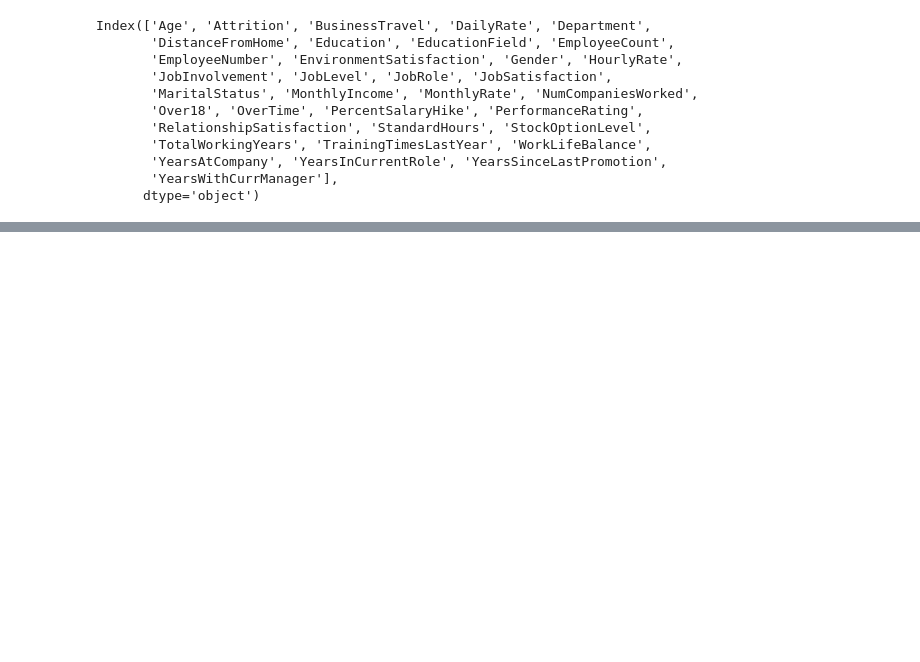
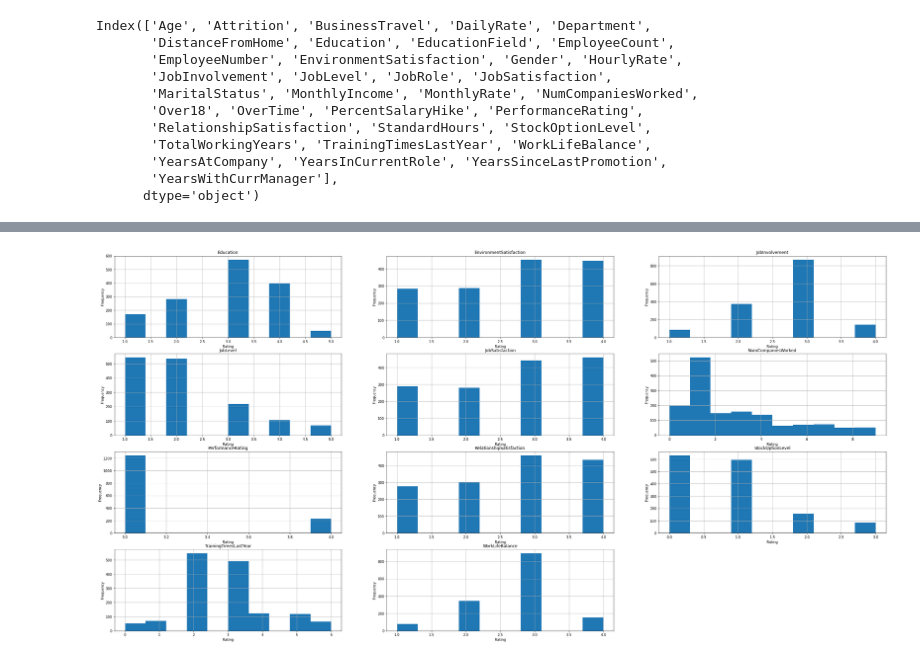
Before and after one commit to rage-against-the-machine-learning/simulate-employee-attrition, a Jupyter notebook: notebooks/2021-10-16-Data-EDA.ipynb, the cells around one changed output, grey strips where cells are left out. Drawn from its saved outputs; the diff is of its cells as text; code cells hidden in the pictures; blank space fills up the shorter version.

```diff
--- a/notebooks/2021-10-16-Data-EDA.ipynb
+++ b/notebooks/2021-10-16-Data-EDA.ipynb
@@ -44,0 +83,12 @@ fig.savefig('../')
+# %%
+fig = plt.figure(1, figsize=(40, 20))
+for i, col in enumerate(cat_num_cols):
+    fig.add_subplot(4, 3, i+1)
+    ibm[col].hist()
+    plt.title(col)
+    plt.xlabel('Rating')
+    plt.ylabel('Frequency')
+plt.show()
+fig.savefig(f'../reports/ibm-numeric-categories-{today}.png')
+# %% [output]
+[figure, added]
```
Also changed, not shown: parts of 8 cells of this notebook, 3 other files.
